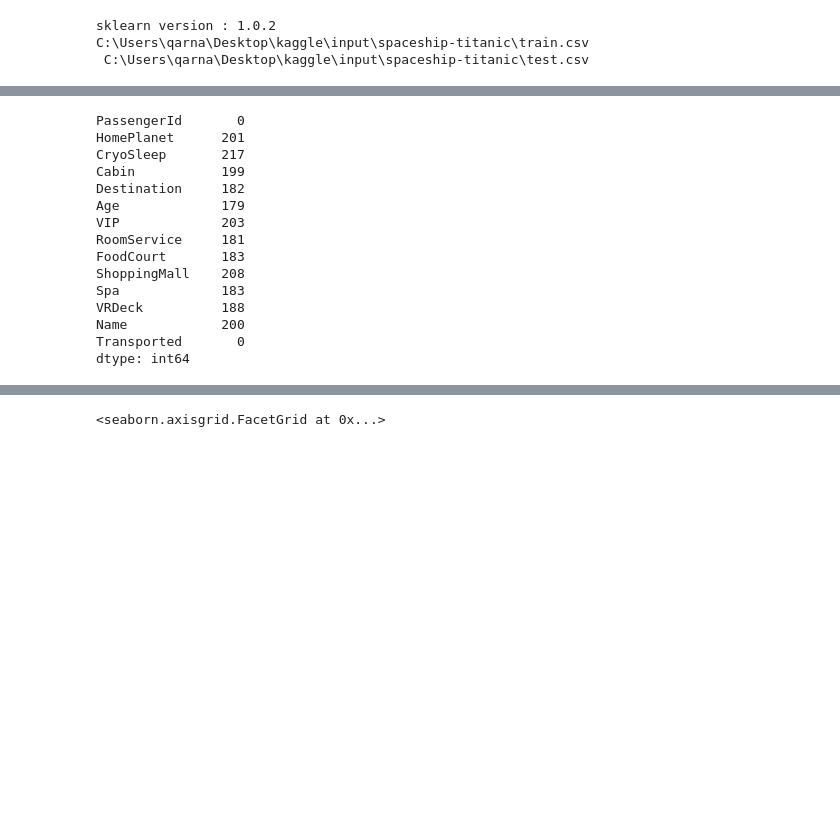
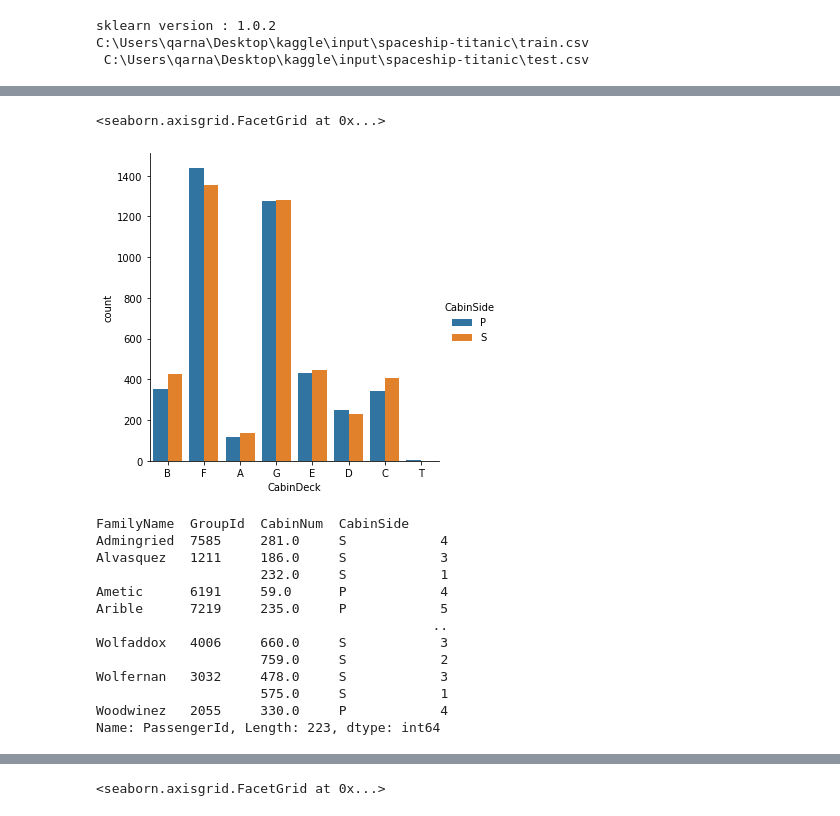
Before and after one commit to qarnaudfr/spaceship-titanic, a Jupyter notebook: QuentinDataExplore.ipynb, the cells around one changed output, grey strips where cells are left out. Saved outputs shown, nothing was run; the diff lists cells and outputs as text; code cells hidden in the pictures; blank space fills up the shorter version.

```diff
--- a/QuentinDataExplore.ipynb
+++ b/QuentinDataExplore.ipynb
@@ -67,21 +221,24 @@ data.describe()
+# %%
+sns.catplot(data = data , x='CabinDeck',hue='CabinSide',kind='count')
+# %% [output]
+<seaborn.axisgrid.FacetGrid at 0x...>
+[figure, added]
 # %%
-data.isnull().sum()
+data[(data.FamilyNb>=4) & (data.CabinNum>1)].groupby(["FamilyName","GroupId","CabinNum","CabinSide"]).PassengerId.count()
 # %% [output]
-PassengerId       0
-HomePlanet      201
-CryoSleep       217
-Cabin           199
-Destination     182
-Age             179
-VIP             203
-RoomService     181
-FoodCourt       183
-ShoppingMall    208
-Spa             183
-VRDeck          188
-Name            200
-Transported       0
-dtype: int64
+FamilyName  GroupId  CabinNum  CabinSide
+Admingried  7585     281.0     S            4
+Alvasquez   1211     186.0     S            3
+                     232.0     S            1
+Ametic      6191     59.0      P            4
+Arible      7219     235.0     P            5
+                                           ..
+Wolfaddox   4006     660.0     S            3
+                     759.0     S            2
+Wolfernan   3032     478.0     S            3
+                     575.0     S            1
+Woodwinez   2055     330.0     P            4
+Name: PassengerId, Length: 223, dtype: int64
 # %%
 cat_cols = data.select_dtypes(include=['object']).columns
 num_cols = data.select_dtypes(exclude=['object']).columns
```
Also changed, not shown: parts of 24 cells of this notebook, 2 other files.
